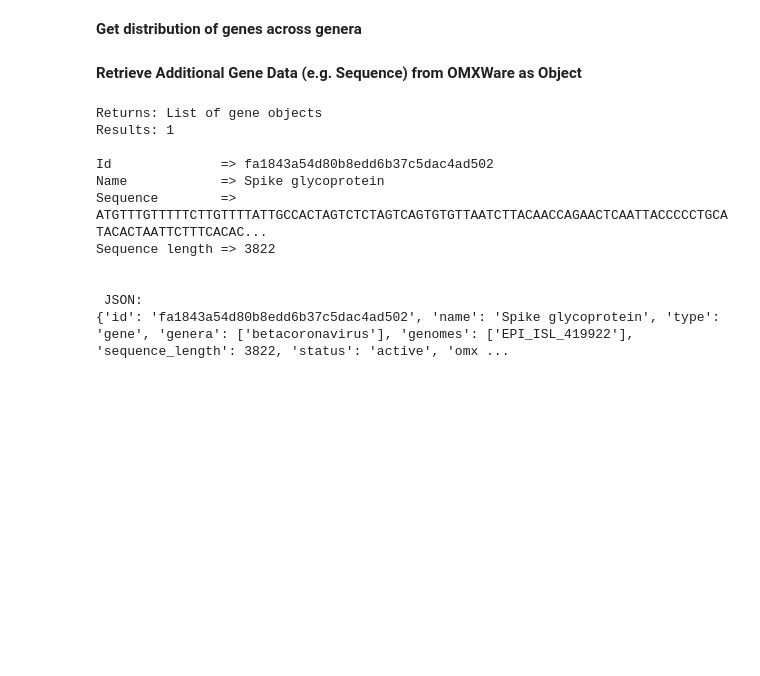
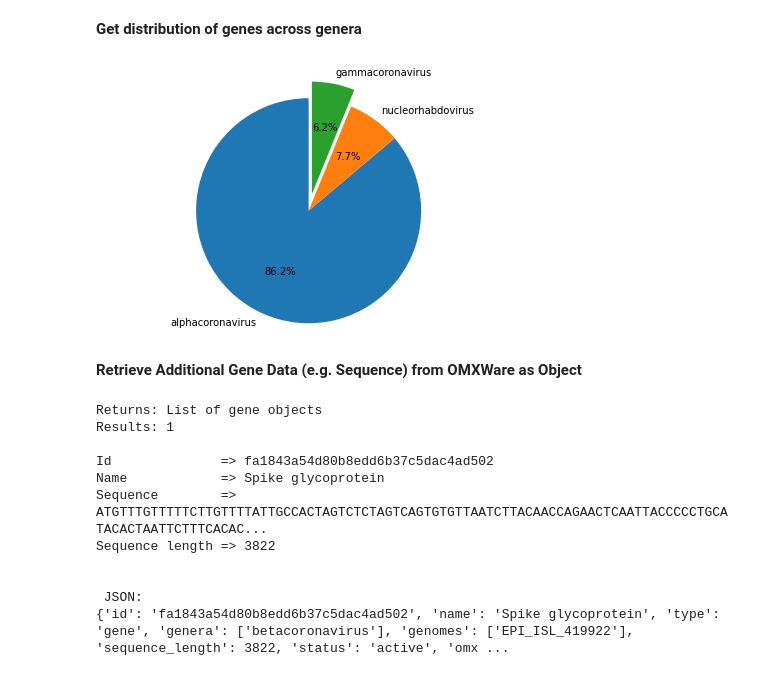
Before and after one commit to IBM/omxware-getting-started, a Jupyter notebook: COVID19-Quick-Start.ipynb, the cells around one changed output. Drawn from its saved outputs; the diff is of its cells as text; code cells hidden in the pictures; blank space fills up the shorter version.

```diff
--- a/COVID19-Quick-Start.ipynb
+++ b/COVID19-Quick-Start.ipynb
@@ -184,7 +184,9 @@ genes_virus_df.head()
 # %% [markdown]
 **Get distribution of genes across genera**
 # %%
-genes_all.show_facets(name = 'genera',topN=5)
+genes_all.show_facets(name = 'genera',topN=3)
+# %% [output]
+[figure, added]
 # %% [markdown]
 **Retrieve Additional Gene Data (e.g. Sequence) from OMXWare as Object**
 # %%
```
Also changed, not shown: parts of 2 cells of this notebook.
